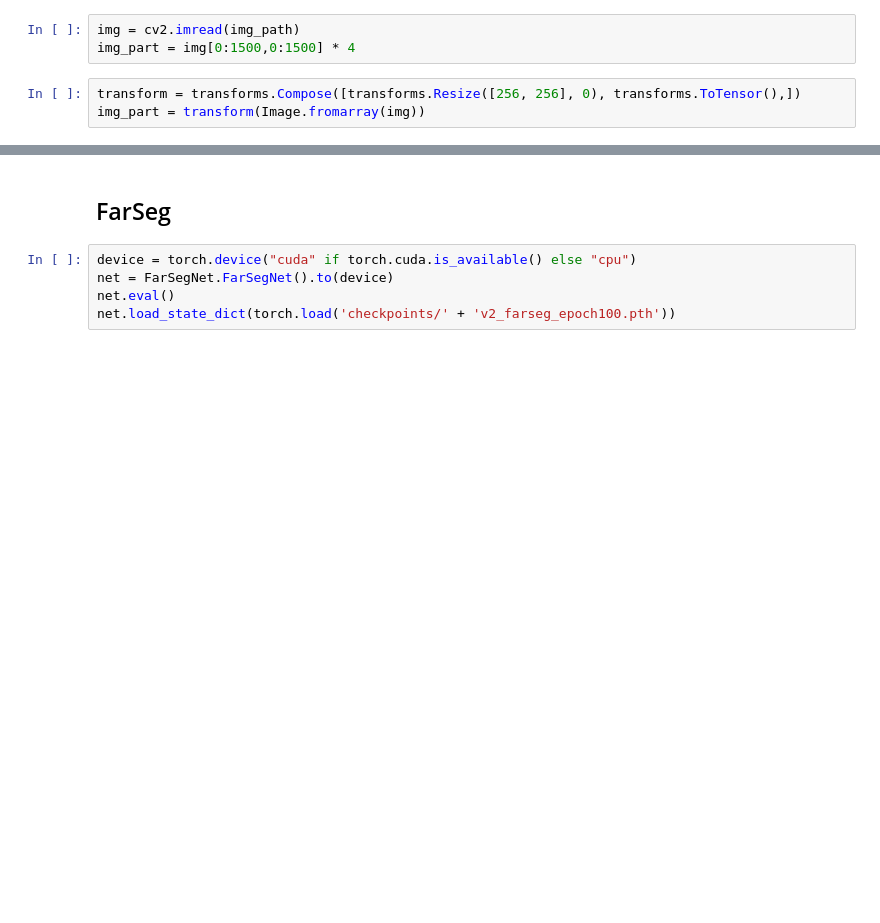
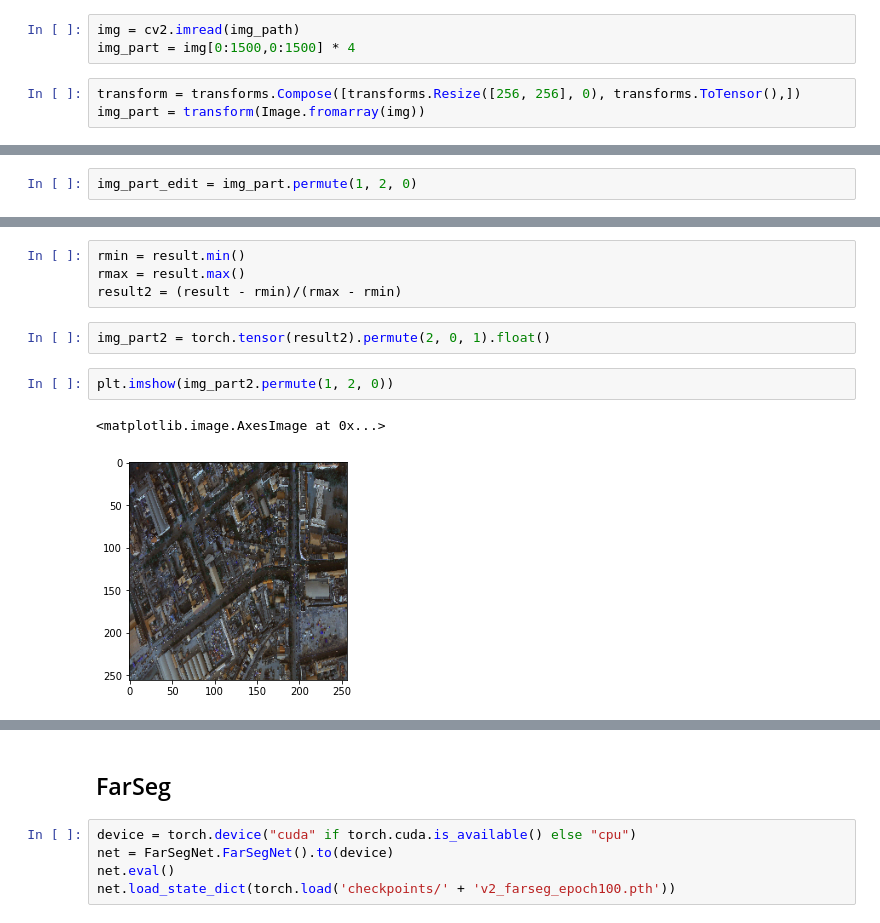
Before and after one commit to Ryanna-github/road-extraction, a Jupyter notebook: 2021-03-07_gf_newdata.ipynb, the cells around one changed output, grey strips where cells are left out. Drawn from its saved outputs; the diff is of its cells as text; blank space fills up the shorter version.

```diff
--- a/2021-03-07_gf_newdata.ipynb
+++ b/2021-03-07_gf_newdata.ipynb
@@ -38,0 +45,2 @@ plt_improve(plt)
+# %%
+img_part_edit = img_part.permute(1, 2, 0)
@@ -38,0 +92,11 @@ plt_improve(plt)
+# %%
+rmin = result.min()
+rmax = result.max()
+result2 = (result - rmin)/(rmax - rmin)
+# %%
+img_part2 = torch.tensor(result2).permute(2, 0, 1).float()
+# %%
+plt.imshow(img_part2.permute(1, 2, 0))
+# %% [output]
+<matplotlib.image.AxesImage at 0x...>
+[figure, added]
```
Also changed, not shown: parts of 16 cells of this notebook, 14 other files.
